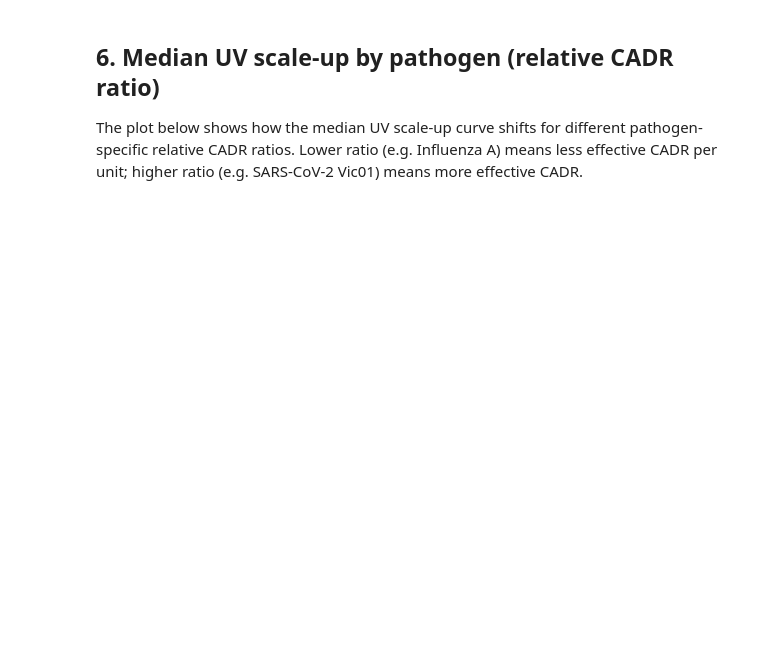
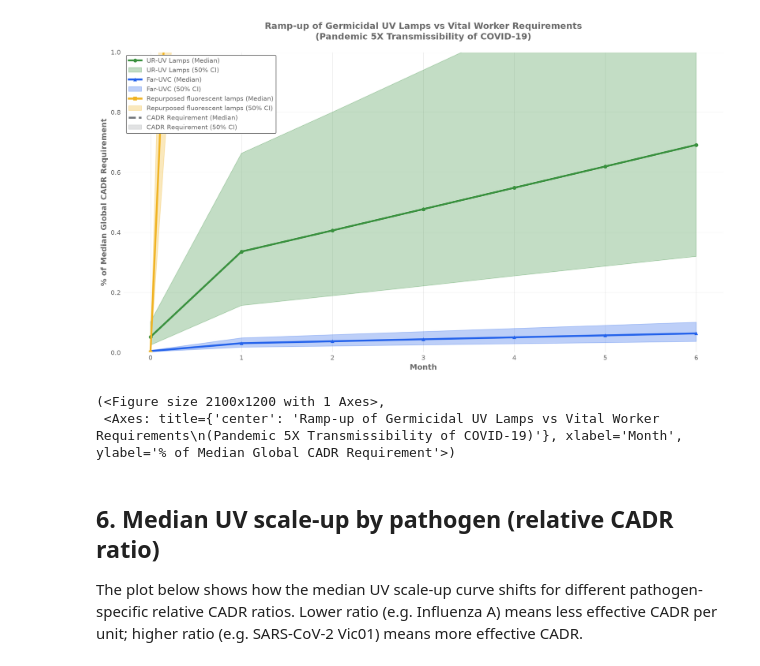
Before and after one commit to jamesmulhall/guv-scaleup-model, a Jupyter notebook: scripts/estimate_scaleup.ipynb, the cells around one changed output. Cells and saved outputs as stored; diff of their text form; code cells hidden in the pictures; blank space fills up the shorter version.

```diff
--- a/scripts/estimate_scaleup.ipynb
+++ b/scripts/estimate_scaleup.ipynb
@@ -126,3 +171,18 @@ plot_uv_fluoro_ramp(
+# %%
+plot_uv_fluoro_ramp(
+    uv_monthly_cadr,
+    fluoro_monthly_cadr,
+    total_cadr_req,
+    far_uvc_monthly_cadr=far_uvc_monthly_cadr,
+    confidence_interval=50,
+    save_path="../results/uv_scaleup_5x_covid.png",  # e.g. "results/ramp.png"
+    show=True,
+    ylim=(0, 1),
+)
+# %% [output]
+[figure, added]
+(<Figure size 2100x1200 with 1 Axes>,
+ <Axes: title={'center': 'Ramp-up of Germicidal UV Lamps vs Vital Worker Requirements\n(Pandemic 5X Transmissibility of COVID-19)'}, xlabel='Month', ylabel='% of Median Global CADR Requirement'>)
 # %% [markdown]
 ## 6. Median UV scale-up by pathogen (relative CADR ratio)
 
```
Also changed, not shown: parts of 15 cells of this notebook, 13 other files.
